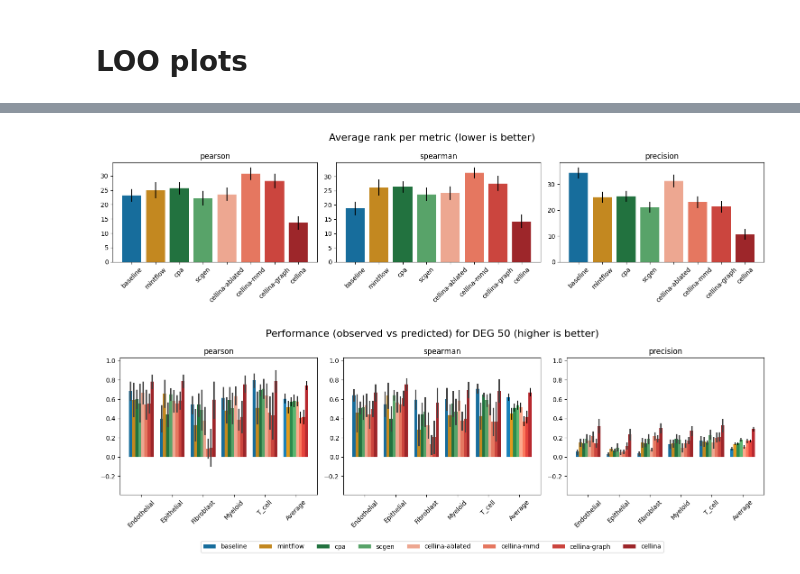
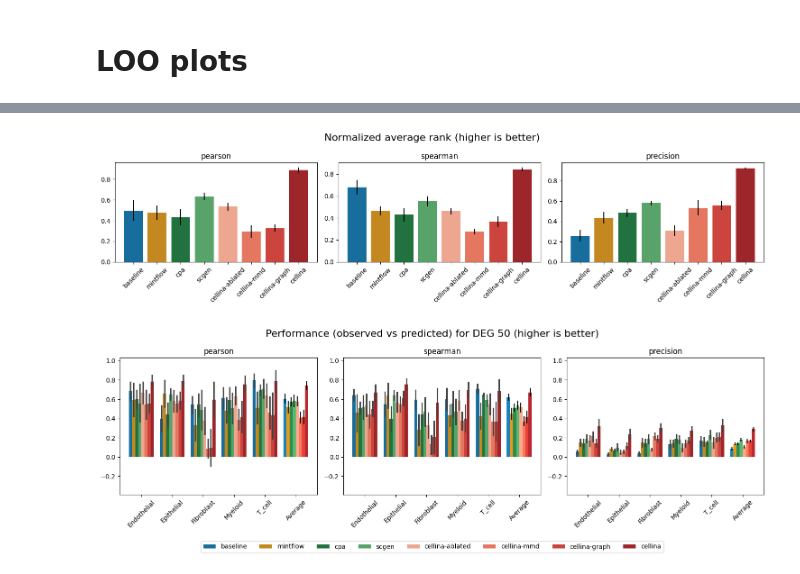
Before and after one commit to PMBio/cellina-reproducibility, a Jupyter notebook: notebooks/ood_plots.ipynb, the cells around one changed output, grey strips where cells are left out. Saved outputs shown, nothing was run; the diff lists cells and outputs as text; code cells hidden in the pictures.

Commit message:
Average rank index plot

```diff
--- a/notebooks/ood_plots.ipynb
+++ b/notebooks/ood_plots.ipynb
@@ -202,6 +242,9 @@ load_sids_mintflow = ['231', '210', '242', '232', '221']
 for i in load_sids_mintflow:
     mintflow_df = pd.read_csv(f"{mintflow_base_path}/{mintflow_model_name}_{i}_by_celltype_correlations.csv")
     df = pd.concat([df, mintflow_df], ignore_index=True)
+# %%
+# Convert sid column to string
+df["sid"] = df["sid"].astype(str)
 # %%
 model_rename = {
     #"cellina": "cellina",
@@ -283,6 +306,39 @@ rank_df = pd.concat(rank_results, ignore_index=True)
+# %%
+rank_results = []
+
+N = df["model_name"].nunique()
+
+for metric in metrics:
+    tmp = df.copy()
+
+    # 1. Rank within (cell type, sid)
+    tmp["rank"] = tmp.groupby(["holdout_celltype", "sid"])[metric] \
+                     .rank(ascending=False)
+
+    # 2. Normalize rank to [0, 1]
+    tmp["norm_rank"] = 1 - (tmp["rank"] - 1) / (N - 1)
+
+    # 3. Average across sids (per model, per cell type)
+    tmp2 = (
+        tmp.groupby(["model_name", "holdout_celltype"])["norm_rank"]
+        .mean()
+        .reset_index()
+    )
+
+    # 4. Average across cell types
+    agg = (
+        tmp2.groupby("model_name")["norm_rank"]
+        .agg(["mean", "sem"])
+        .reset_index()
+    )
+
+    agg["metric"] = metric
+    rank_results.append(agg)
+
+rank_df = pd.concat(rank_results, ignore_index=True)
 # %%
 fig, axes = plt.subplots(1, len(metrics), figsize=(5*len(metrics), 4))
-fig.suptitle('Average rank per metric (lower is better)', fontsize=16)
+fig.suptitle('Normalized average rank (higher is better)', fontsize=16)
 
 if len(metrics) == 1:
     axes = [axes]
@@ -294,34 +350,34 @@ for ax, metric in zip(axes, metrics):
         data=sub,
         x="model_name",
         y="mean",
         hue="model_name",
         order=model_order,
         palette=palette,
         errorbar=None,  # we add manually
         ax=ax
     )
 
     # Add SE bars
     for i, model in enumerate(model_order):
         row = sub[sub.model_name == model].iloc[0]
         ax.errorbar(
             x=i,
             y=row["mean"],
             yerr=row["sem"],
             fmt="none",
             capsize=0,
             color="black",
         )
 
     ax.set_title(f"{metric}")
     ax.set_xlabel("")
     ax.set_ylabel("")
     ax.tick_params(axis="x", rotation=45)
 
 plt.tight_layout()
 plt.show()
 # %% [output]
-[figure, old version]
+[figure, new version]
 # %%
 def plot_model_comparison(
     df,
```
Also changed, not shown: parts of 3 cells of this notebook.
